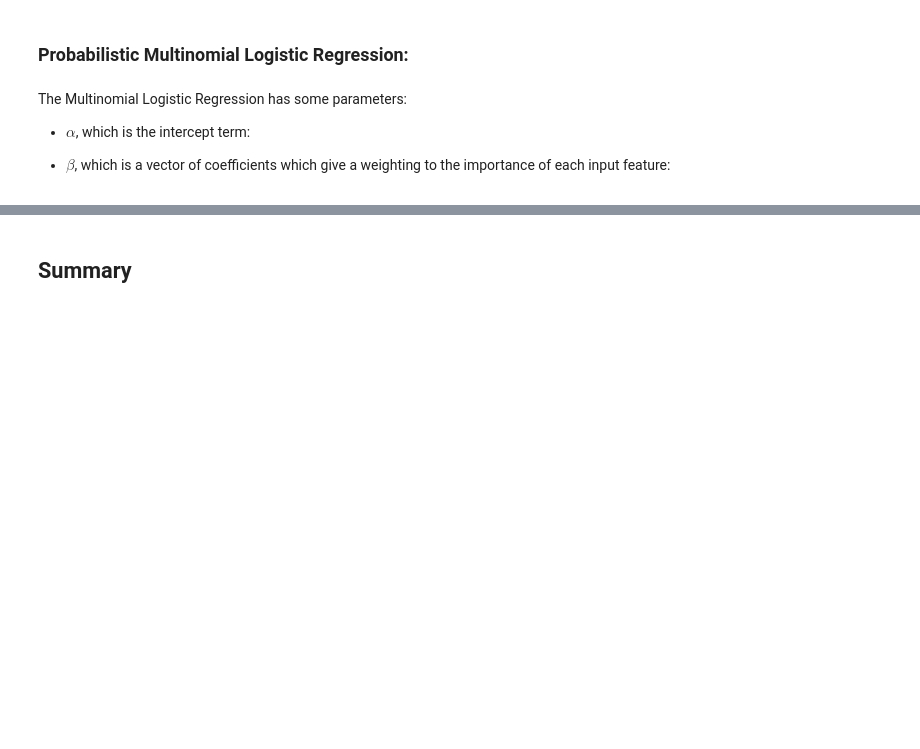
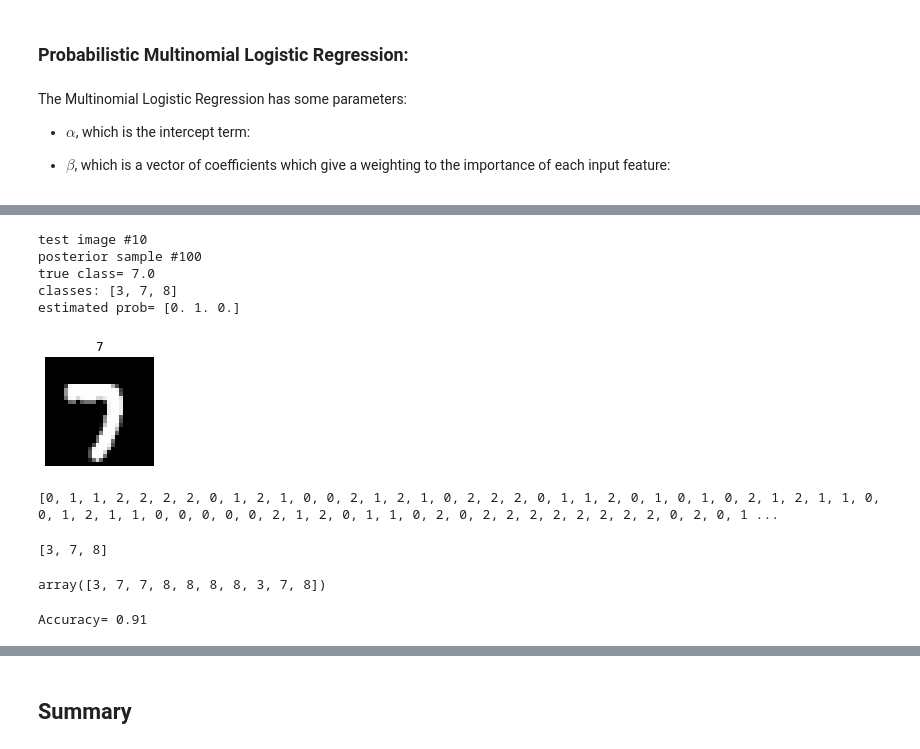
Before and after one commit to zhares999/ET5003_SEM1_2021-2, a Jupyter notebook: Week-1/Etivity_1_XiaomingZhang_20158327.ipynb, the cells around one changed output, grey strips where cells are left out. Cells and saved outputs as stored; diff of their text form; code cells hidden in the pictures; blank space fills up the shorter version.

```diff
--- a/Week-1/Etivity_1_XiaomingZhang_20158327.ipynb
+++ b/Week-1/Etivity_1_XiaomingZhang_20158327.ipynb
@@ -372,0 +445,38 @@ The Multinomial Logistic Regression has some parameters:
+# %%
+dd = 300
+posterior = approx.sample(draws=dd)
+# %%
+## The softmax function transforms each element of a collection by computing the exponential
+#  of each element divided by the sum of the exponentials of all the elements.
+from scipy.special import softmax
+
+#select an image in the test set
+i = 10
+#i = random.randint(0, dd)
+
+#select a sample in the posterior
+s = 100
+#s = random.randint(0, dd)
+
+
+beta  = np.hstack([np.zeros((nf,1)),  posterior['beta'][s,:] ])
+alpha = np.hstack([[0],  posterior['alpha'][s,:] ])
+image = X_val[i,:].reshape(28,28)
+plt.figure(figsize=(2,2))
+plt.imshow(image,cmap="Greys_r")
+plt.title(int(y_val[i]))
+plt.axis('off')
+np.set_printoptions(suppress=True)
+
+print("test image #" + str(i))
+print("posterior sample #" + str(s))
+print("true class=", y_val[i])
+print("classes: " + str(classes))
+print("estimated prob=",softmax((np.array([X_val[i,:].dot(beta) + alpha])))[0,:])
+# %% [output]
+test image #10
+posterior sample #100
+true class= 7.0
+classes: [3, 7, 8]
+estimated prob= [0. 1. 0.]
+[figure, added]
@@ -372,0 +498,20 @@ The Multinomial Logistic Regression has some parameters:
+# %%
+print(y_pred_Bayesian)
+# %% [output]
+[0, 1, 1, 2, 2, 2, 2, 0, 1, 2, 1, 0, 0, 2, 1, 2, 1, 0, 2, 2, 2, 0, 1, 1, 2, 0, 1, 0, 1, 0, 2, 1, 2, 1, 1, 0, 0, 1, 2, 1, 1, 0, 0, 0, 0, 0, 2, 1, 2, 0, 1, 1, 0, 2, 0, 2, 2, 2, 2, 2, 2, 2, 2, 0, 2, 0, 1 ...
+# %%
+# recall the classes we are using
+print(classes)
+# %% [output]
+[3, 7, 8]
+# %%
+# prediction array (using classes)
+nn = 10 # just an example
+np.array(classes)[y_pred_Bayesian[0:nn]]
+# %% [output]
+array([3, 7, 7, 8, 8, 8, 8, 3, 7, 8])
+# %%
+# using validation: y_val
+print("Accuracy=", accuracy_score(np.array(classes)[y_pred_Bayesian], y_val))
+# %% [output]
+Accuracy= 0.91
```
Also changed, not shown: parts of 27 cells of this notebook.
